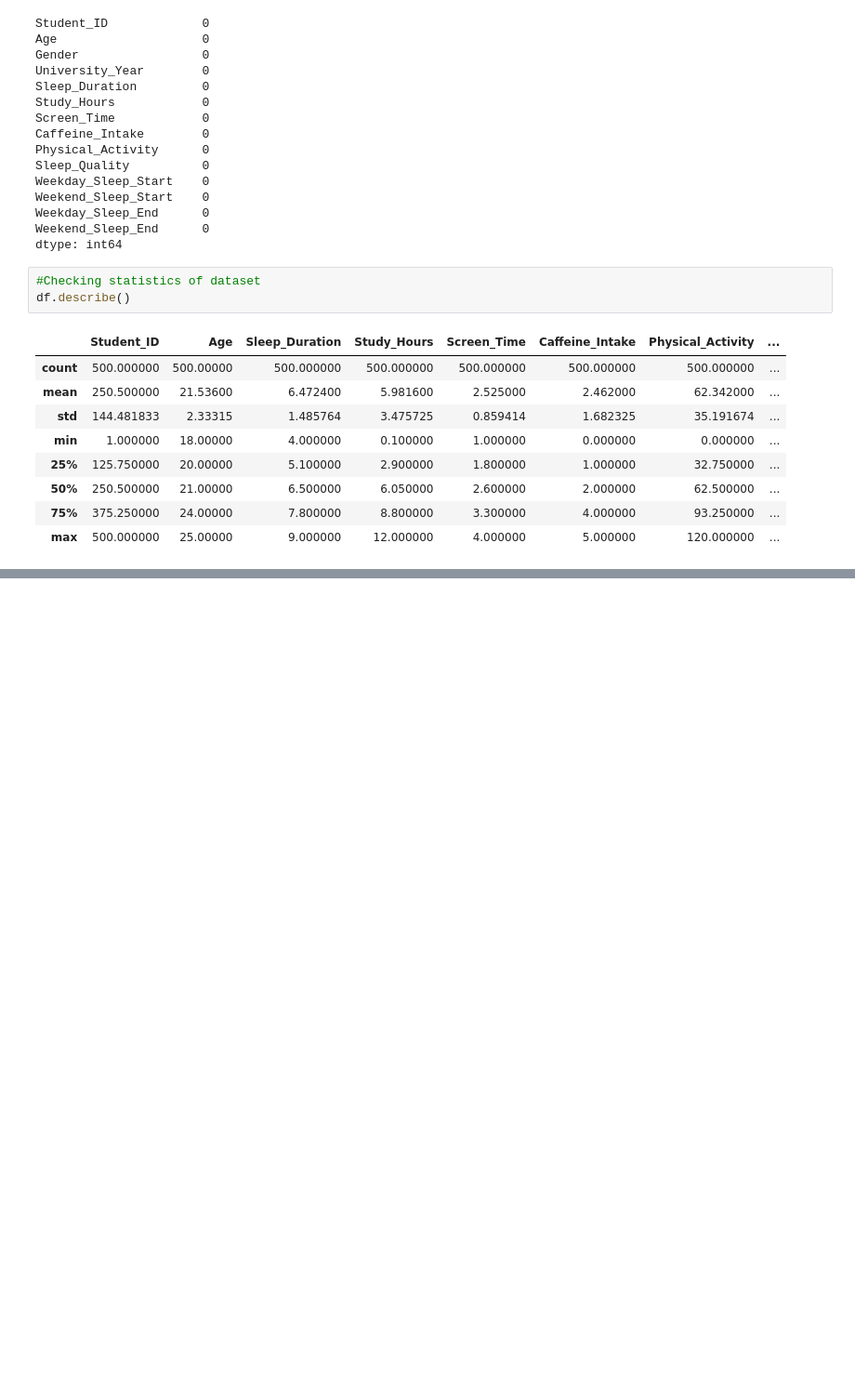
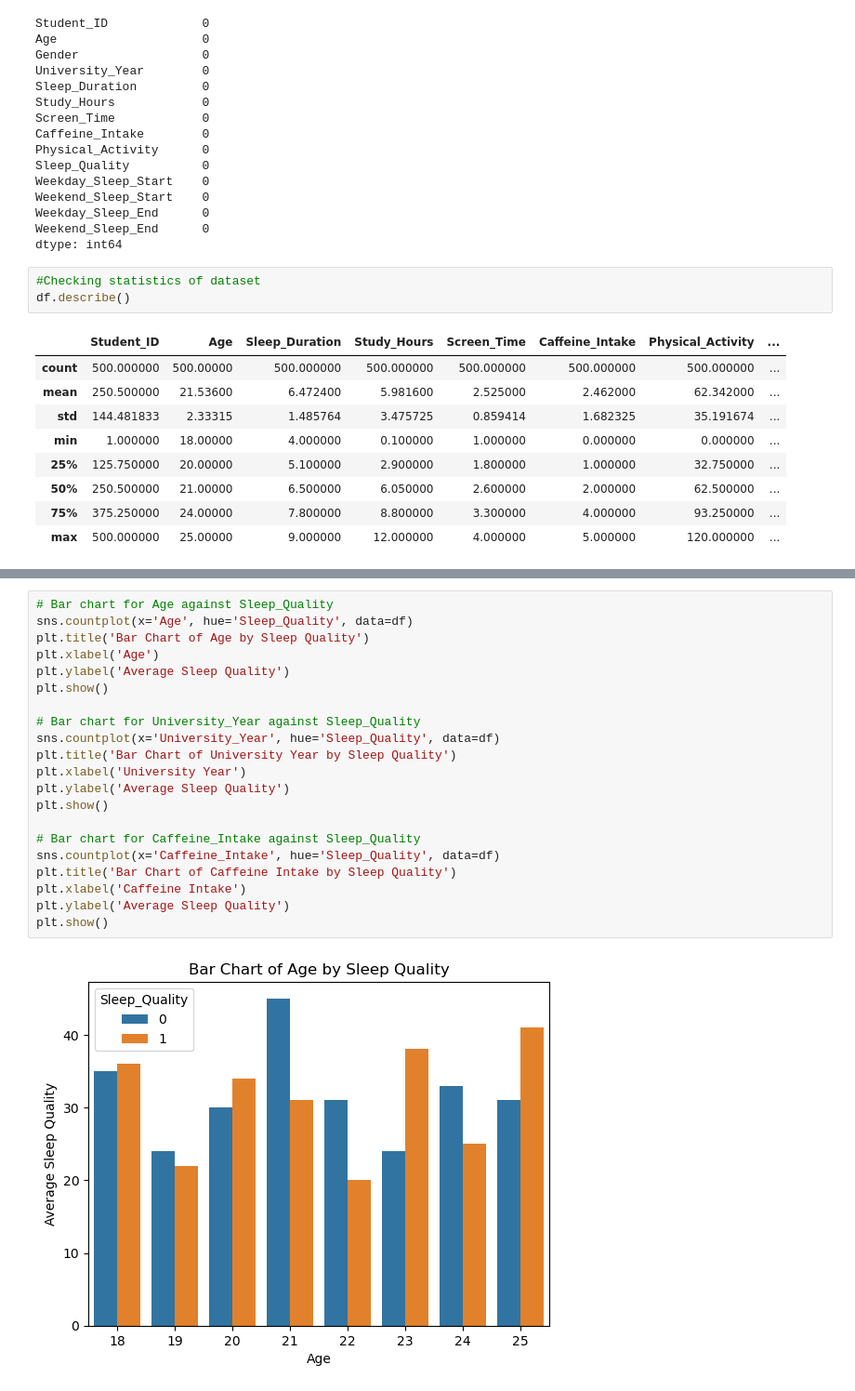
Before and after one commit to ShemaiahYaba/ML-classification-project, a Jupyter notebook: SLEEP QUALITY CLASSIFICATION.ipynb, the cells around one changed output, grey strips where cells are left out. Shown: that part at 93% size. Cells and saved outputs as stored; diff of their text form; blank space fills up the shorter version.

```diff
--- a/SLEEP QUALITY CLASSIFICATION.ipynb
+++ b/SLEEP QUALITY CLASSIFICATION.ipynb
@@ -133,0 +174,23 @@ plt.show()
+# %%
+# Bar chart for Age against Sleep_Quality
+sns.countplot(x='Age', hue='Sleep_Quality', data=df)
+plt.title('Bar Chart of Age by Sleep Quality')
+plt.xlabel('Age')
+plt.ylabel('Average Sleep Quality')
+plt.show()
+
+# Bar chart for University_Year against Sleep_Quality
+sns.countplot(x='University_Year', hue='Sleep_Quality', data=df)
+plt.title('Bar Chart of University Year by Sleep Quality')
+plt.xlabel('University Year')
+plt.ylabel('Average Sleep Quality')
+plt.show()
+
+# Bar chart for Caffeine_Intake against Sleep_Quality
+sns.countplot(x='Caffeine_Intake', hue='Sleep_Quality', data=df)
+plt.title('Bar Chart of Caffeine Intake by Sleep Quality')
+plt.xlabel('Caffeine Intake')
+plt.ylabel('Average Sleep Quality')
+plt.show()
+# %% [output]
+[figure, added]
```
Also changed, not shown: parts of 11 cells of this notebook.
